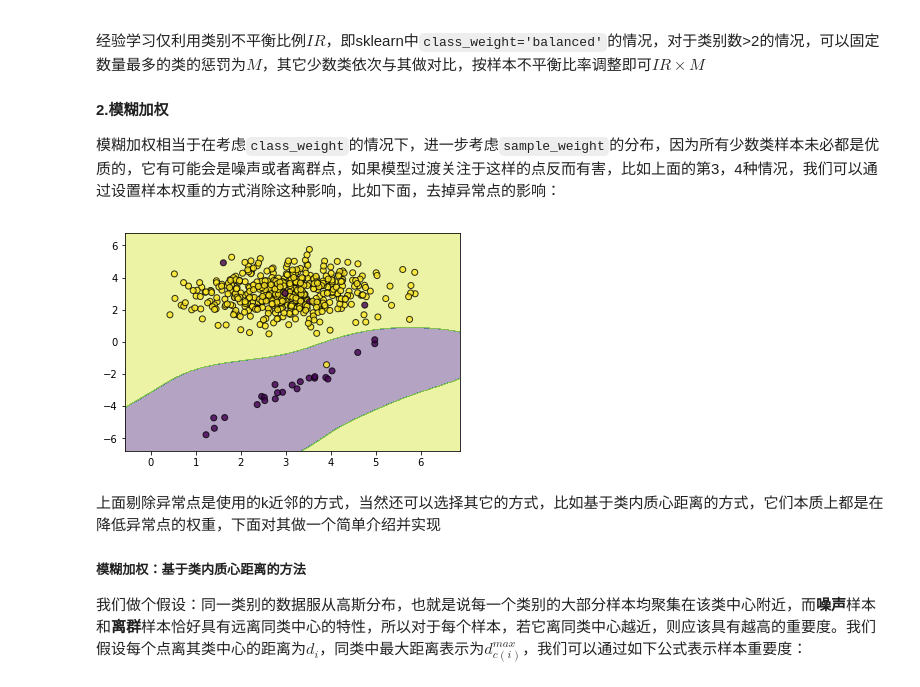
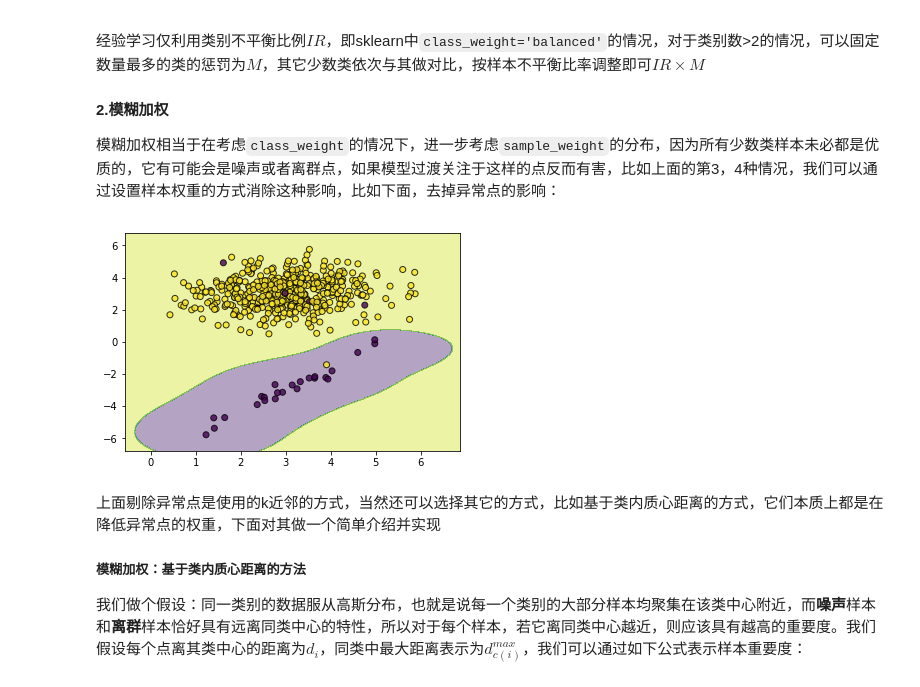
Before and after one commit to louchenwei/ML_Skills, a Jupyter notebook: 类别不平衡学习/4.代价敏感学习.ipynb, the cells around one changed output. Drawn from its saved outputs; the diff is of its cells as text; code cells hidden in the pictures.

```diff
--- a/类别不平衡学习/4.代价敏感学习.ipynb
+++ b/类别不平衡学习/4.代价敏感学习.ipynb
@@ -34,14 +34,14 @@ X, y = make_classification(n_samples=500, n_features=2,
 # %%
 #对比
 
-svc_with_balanced_weight=SVC(class_weight='balanced')
+svc_with_balanced_weight=SVC(class_weight='balanced',gamma='auto')
 svc_with_balanced_weight.fit(X,y)
 
-svc_with_userdefine_weight=SVC(class_weight={0:100,1:1})
+svc_with_userdefine_weight=SVC(class_weight={0:100,1:1},gamma='auto')
 svc_with_userdefine_weight.fit(X,y)
 
 #下面的操作本质同上面的模型一样，少数类样本的权重为100，多数类为1
 sample_weihts=np.where(y==0,10,1)
-svc_with_sample_weight=SVC(class_weight={0:10,1:1})
+svc_with_sample_weight=SVC(class_weight={0:10,1:1},gamma='auto')
 svc_with_sample_weight.fit(X,y,sample_weight=sample_weihts)
 # %% [output]
@@ -115,11 +115,11 @@ imbu.fit(X,y)
 # %%
 #将异常点的权重设置为0，其余为1
 sample_weights=1-imbu.abnormal_marks
-svc_without_abnormal_points=SVC(class_weight={0:100,1:1})
+svc_without_abnormal_points=SVC(class_weight={0:100,1:1},gamma='auto')
 svc_without_abnormal_points.fit(X,y,sample_weight=sample_weights)
 plot_decision_function(X=X,y=y,clf=svc_without_abnormal_points,plt=plt)
 # %% [output]
-[figure, old version]
+[figure, new version]
 # %% [markdown]
 上面剔除异常点是使用的k近邻的方式，当然还可以选择其它的方式，比如基于类内质心距离的方式，它们本质上都是在降低异常点的权重，下面对其做一个简单介绍并实现
 ##### 模糊加权：基于类内质心距离的方法
```
Also changed, not shown: parts of 12 cells of this notebook, 1 other file.
